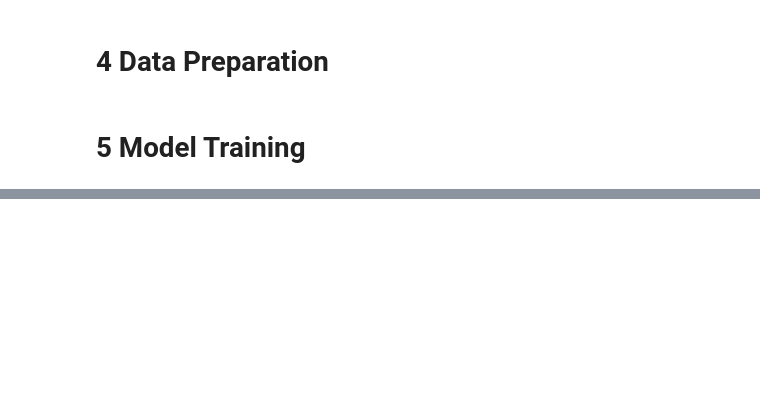
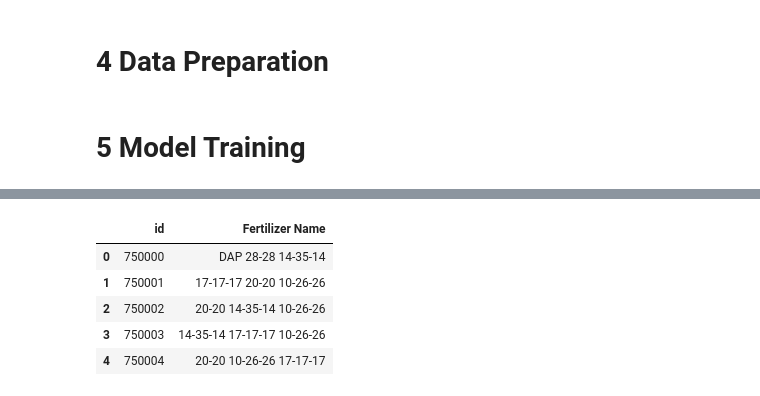
Before and after one commit to Viswa220522/predicting_optimal_fertilizers, a Jupyter notebook: Predicting Optimal Fertilizers.ipynb, the cells around one changed output, grey strips where cells are left out. Cells and saved outputs as stored; diff of their text form; code cells hidden in the pictures; blank space fills up the shorter version.

```diff
--- a/Predicting Optimal Fertilizers.ipynb
+++ b/Predicting Optimal Fertilizers.ipynb
@@ -378,0 +360,6 @@ accuracy_score(y_test, y_pred) # 0.19248666666666667
+# %%
+probs = model.predict_proba(test_final)
+# %%
+top3_indices = np.argsort(probs, axis=1)[:, -3:][:, ::-1]
+# %%
+top3_labels = lbl.inverse_transform(top3_indices.ravel()).reshape(top3_indices.shape)
@@ -378,0 +376,17 @@ accuracy_score(y_test, y_pred) # 0.19248666666666667
+# %%
+preds_top3 = [' '.join(row) for row in top3_labels]
+# %%
+submission = pd.DataFrame({
+    "id" : test_data['id'],
+    "Fertilizer Name" : preds_top3
+})
+
+submission.to_csv("submission.csv", index = False)
+submission.head()
+# %% [output]
+|  | id | Fertilizer Name |
+| 0 | 750000 | DAP 28-28 14-35-14 |
+| 1 | 750001 | 17-17-17 20-20 10-26-26 |
+| 2 | 750002 | 20-20 14-35-14 10-26-26 |
+| 3 | 750003 | 14-35-14 17-17-17 10-26-26 |
+| 4 | 750004 | 20-20 10-26-26 17-17-17 |
```
Also changed, not shown: parts of 27 cells of this notebook, 1 other file.
